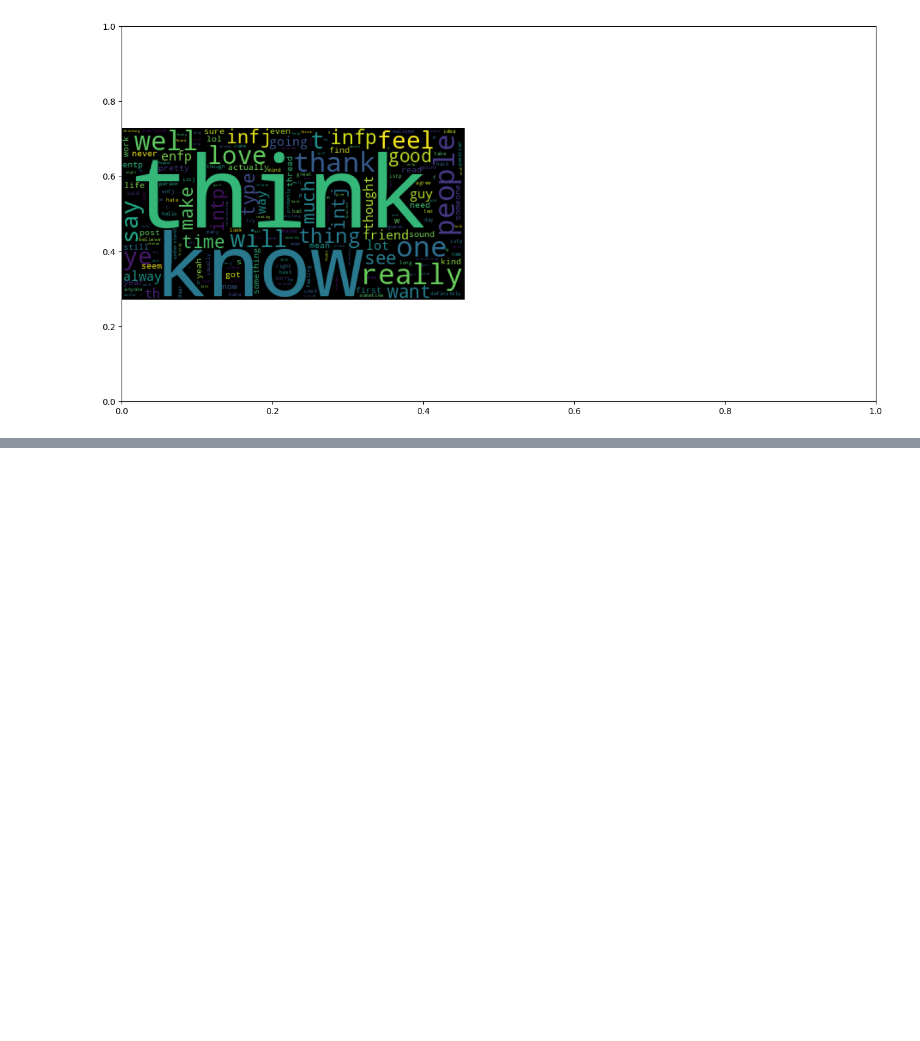
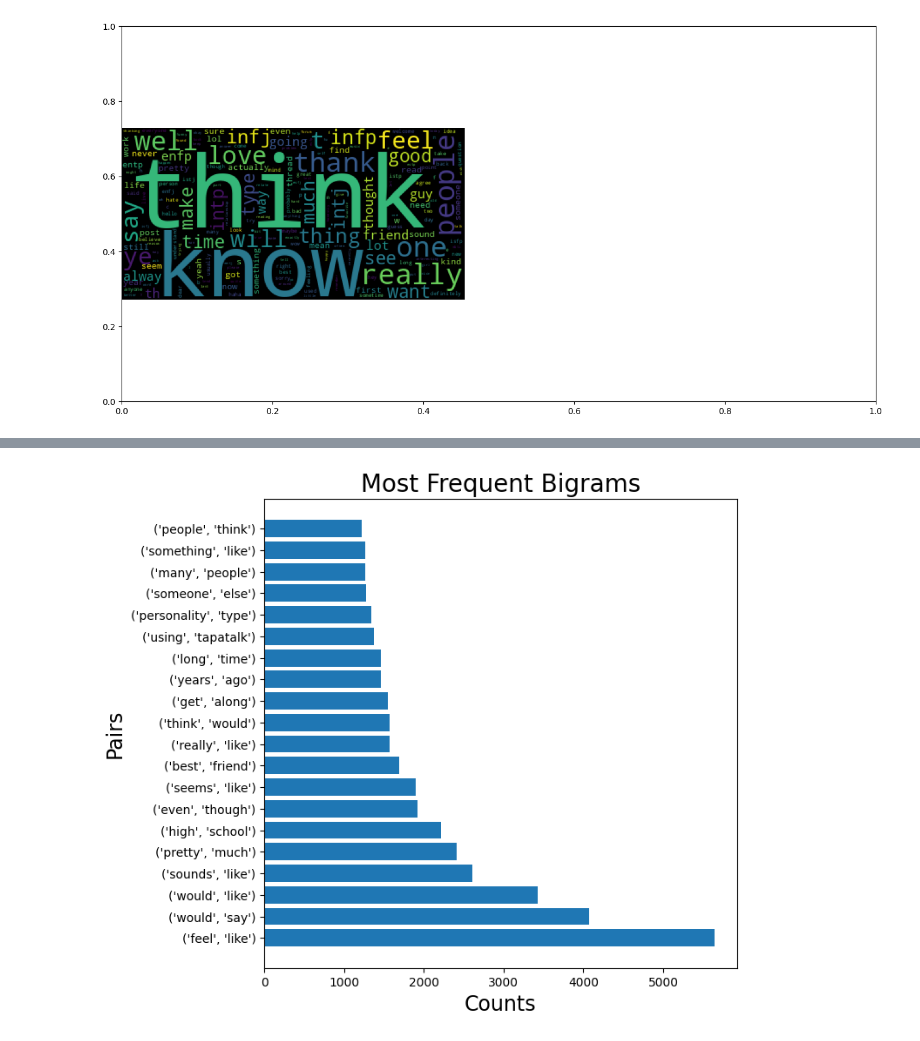
Before and after one commit to KumarMalay/PERSONA-PICKS-A-PERSONALITY-BASED-RECOMMENDATION-SYSTEM, a Jupyter notebook: Model.ipynb, the cells around one changed output, grey strips where cells are left out. Cells and saved outputs as stored; diff of their text form; code cells hidden in the pictures; blank space fills up the shorter version.

Commit message:
More data cleaning

```diff
--- a/Model.ipynb
+++ b/Model.ipynb
@@ -335,3 +335,23 @@ data.head()
 | 2 | INTP | 'Good one _____ https://www.youtu... |  |  |  |  | good one course which say know th... | 653 | 4000 | [(good, one), (one, course), (cou... | ... |
 | 3 | INTJ | 'Dear INTP, I enjoyed our convers... |  |  |  |  | dear intp enjoyed our conversatio... | 820 | 4938 | [(dear, intp), (intp, enjoyed), (... | ... |
 | 4 | ENTJ | 'You're fired.|||That's another s... |  |  |  |  | you are fired that another silly ... | 782 | 4692 | [(fired, another), (another, sill... | ... |
+# %%
+def most_common_ngram(data, column, top=20):
+    temp = []
+    for index, row in data.iterrows():
+        temp += row[column]
+    most_common = Counter(temp).most_common(top)
+    return most_common
+# %%
+def plot_n_grams(ngrams, title, top=20):
+    ngram_df = pd.DataFrame(ngrams)
+    ngram_df.iloc[:, 0] = ngram_df.iloc[:, 0].astype(str)
+    plt.figure(figsize=(7, 7))
+    plt.barh(y=ngram_df.iloc[:top, 0], width=ngram_df.iloc[:top, 1])
+    plt.xlabel("Counts", size=17)
+    plt.ylabel("Pairs", size=17)
+    plt.title(title, size=20)
+    plt.show()
+# %%
+bigrams_most_common = most_common_ngram(data, "bigrams")
+bigrams_most_common
@@ -337,0 +379,4 @@ data.head()
+# %%
+plot_n_grams(bigrams_most_common, title="Most Frequent Bigrams")
+# %% [output]
+[figure, added]
```
Also changed, not shown: parts of 8 cells of this notebook.
